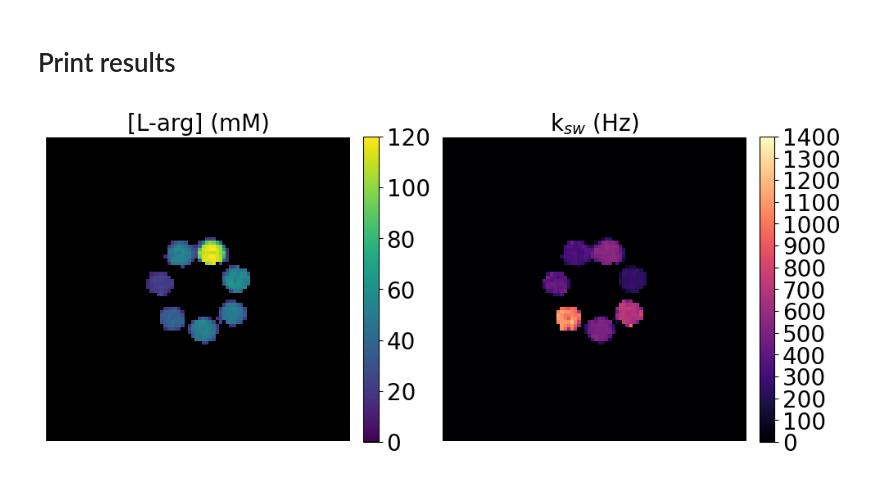
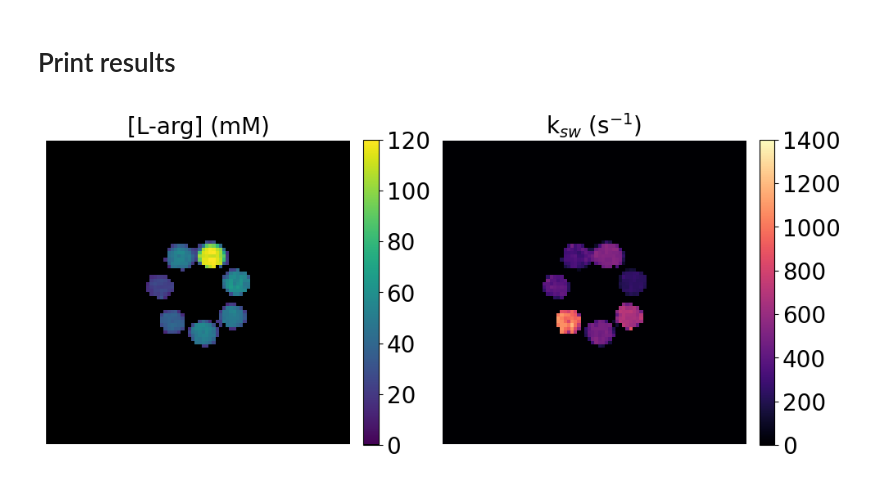
Before and after one commit to momentum-laboratory/molecular-mrf, a Jupyter notebook: deep_reco_example/deep_reco_clinical.ipynb, the cells around one changed output. Cells and saved outputs as stored; diff of their text form; code cells hidden in the pictures.

Commit message:
text change in title

```diff
--- a/deep_reco_example/deep_reco_clinical.ipynb
+++ b/deep_reco_example/deep_reco_clinical.ipynb
@@ -301,33 +324,33 @@ quant_maps = {'fs': quant_map_fs, 'ksw': quant_map_ksw}
 
 # Saving output maps
 out_fn = 'nn_reco_maps_clinical.mat'
 out_fn = os.path.join(output_f, out_fn)
 sio.savemat(out_fn, quant_maps)
 
 # >>> Displaying output maps
 pdf_fn = 'deep_reco_clinical.pdf'
 pdf_fn = os.path.join(output_f, pdf_fn)
 pdf_handle = PdfPages(pdf_fn)
 
 plt.figure(figsize=(10,5))
 plt.subplot(121)
 plt.imshow(quant_map_fs * 110e3 / 3 * mask, cmap=b_viridis, clim=(0, 120))
 plt.title('[L-arg] (mM)', fontsize=20)
 cb = plt.colorbar(ticks=np.arange(0.0, 120+20, 20), orientation='vertical', fraction=0.046, pad=0.04)
 cb.ax.tick_params(labelsize=20)
 plt.axis("off")
 
 plt.subplot(122)
 plt.imshow(quant_map_ksw * mask, cmap='magma', clim=(0, 1400))
-cb = plt.colorbar(ticks=np.arange(0.0, 1400+100, 100), orientation='vertical', fraction=0.046, pad=0.04)
+cb = plt.colorbar(ticks=np.arange(0.0, 1400+100, 200), orientation='vertical', fraction=0.046, pad=0.04)
 cb.ax.tick_params(labelsize=20)
 plt.axis("off")
-plt.title('k$_{sw}$ (Hz)', fontsize=20)
+plt.title('k$_{sw}$ (s$^{-1}$)', fontsize=20)
 
 plt.tight_layout()
 # plt.show() # for screen display
 pdf_handle.savefig() # storing to pdf instead of display on screen
 
 pdf_handle.close()
 # %% [output]
-[figure, old version]
+[figure, new version]
```
Also changed, not shown: parts of 6 cells of this notebook, 2 other files.
